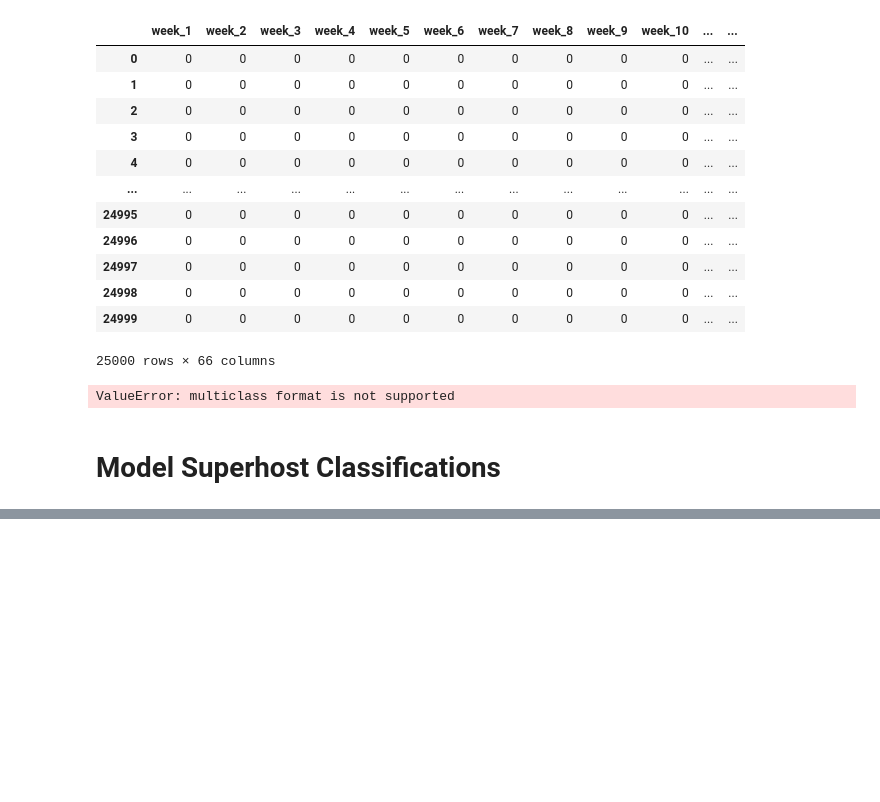
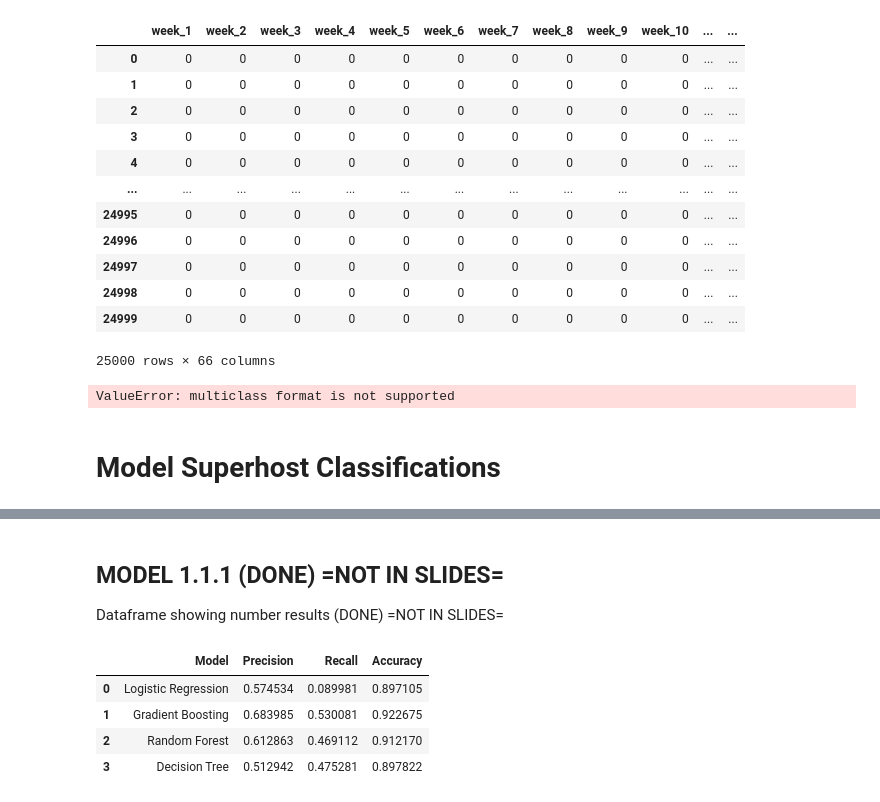
Before and after one commit to WinrichSy/AirBnBusiness, a Jupyter notebook: AirBnb Capstone.ipynb, the cells around one changed output, grey strips where cells are left out. Saved outputs shown, nothing was run; the diff lists cells and outputs as text; code cells hidden in the pictures; blank space fills up the shorter version.

```diff
--- a/AirBnb Capstone.ipynb
+++ b/AirBnb Capstone.ipynb
@@ -1452,0 +1446,13 @@ int
+# %% [markdown]
+## MODEL 1.1.1 (DONE) =NOT IN SLIDES=
+Dataframe showing number results (DONE) =NOT IN SLIDES=
+# %%
+data = {'Model':models, 'Precision':precisions, 'Recall':recalls, 'Accuracy':accuracys}
+df = pd.DataFrame(data)
+df
+# %% [output]
+|  | Model | Precision | Recall | Accuracy |
+| 0 | Logistic Regression | 0.574534 | 0.089981 | 0.897105 |
+| 1 | Gradient Boosting | 0.683985 | 0.530081 | 0.922675 |
+| 2 | Random Forest | 0.612863 | 0.469112 | 0.912170 |
+| 3 | Decision Tree | 0.512942 | 0.475281 | 0.897822 |
```
Also changed, not shown: parts of 18 cells of this notebook.
